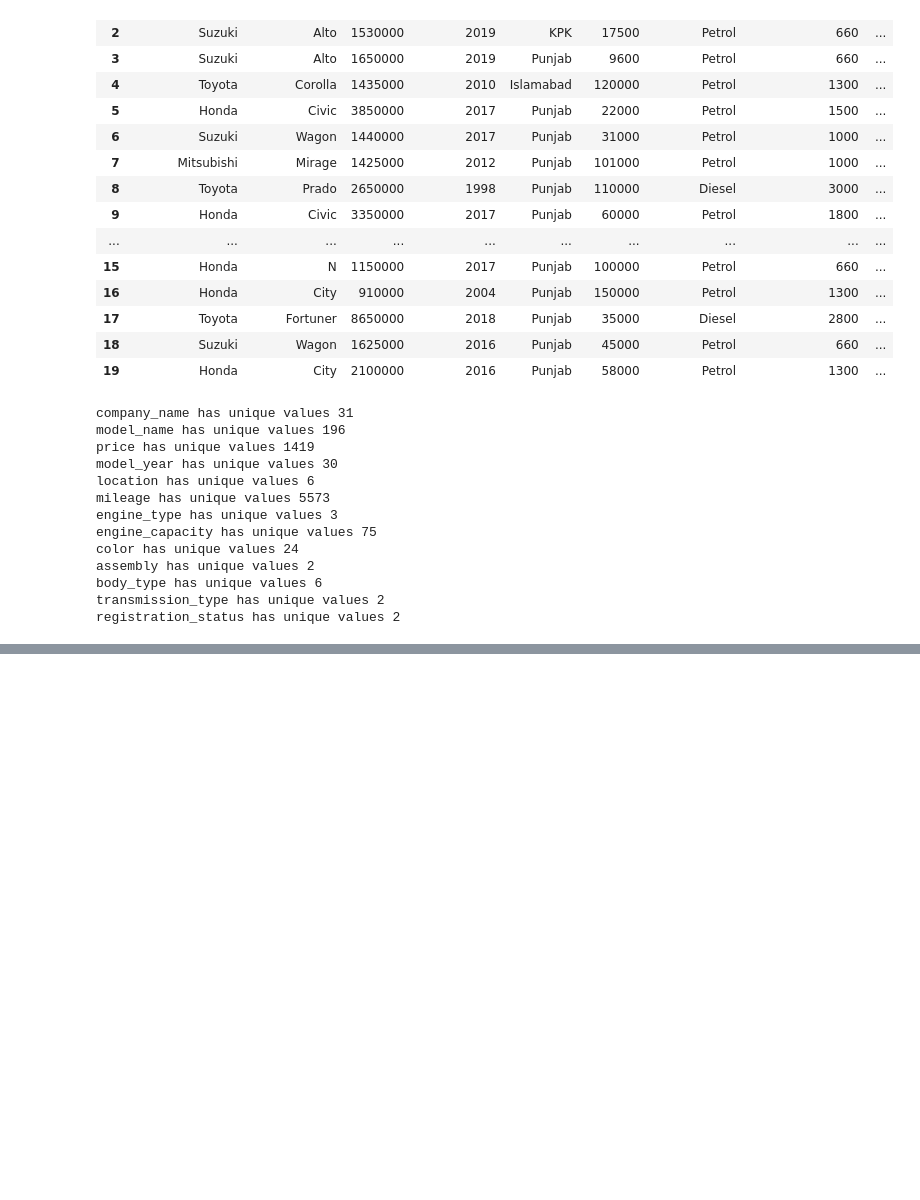
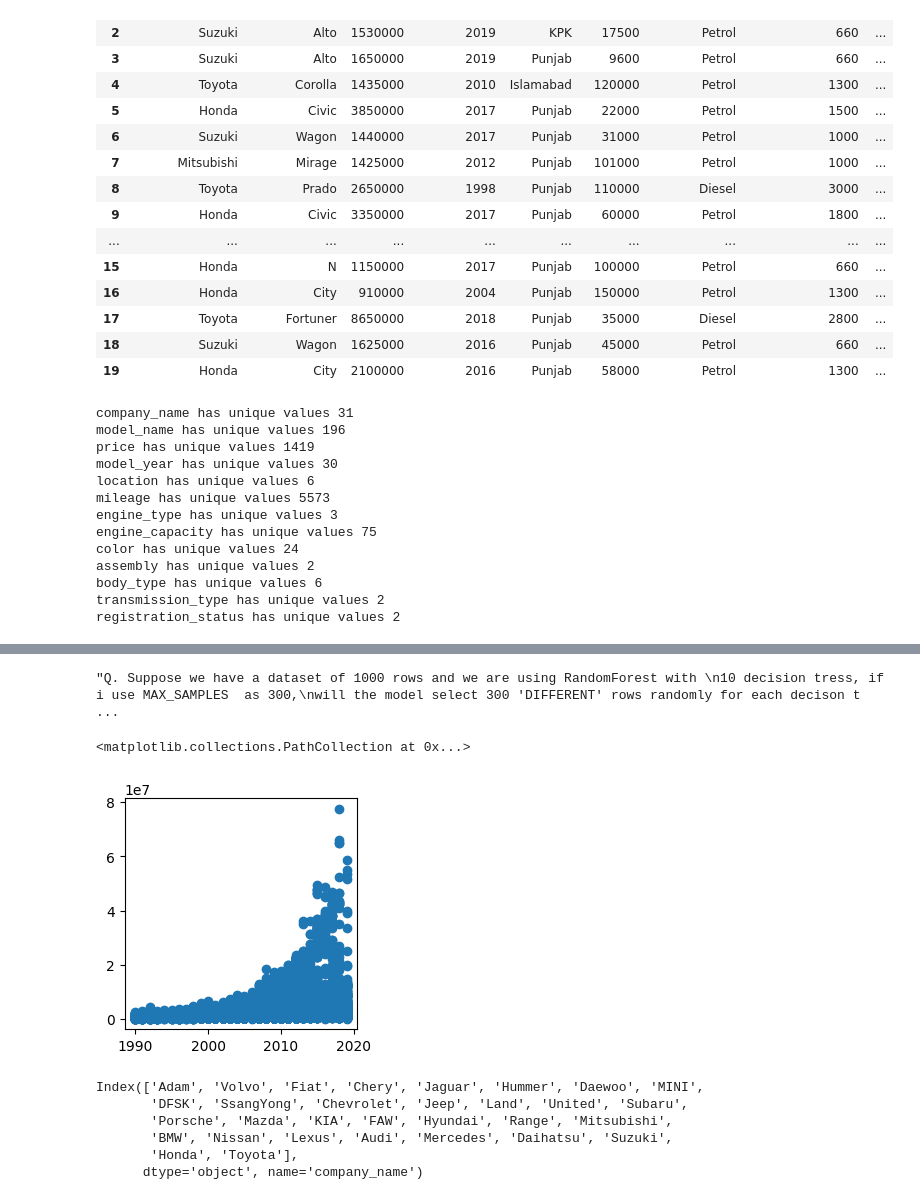
Before and after one commit to faisallshaikh/Car_price_prediction, a Jupyter notebook: EDA.ipynb, the cells around one changed output, grey strips where cells are left out. Cells and saved outputs as stored; diff of their text form; code cells hidden in the pictures; blank space fills up the shorter version.

```diff
--- a/EDA.ipynb
+++ b/EDA.ipynb
@@ -90,0 +91,3 @@ df.head()
+# %%
+df.drop("Unnamed: 0",axis=1,inplace=True)
+df.head()
@@ -90,0 +101,8 @@ df.head()
+# %%
+coll = []
+for i in df.columns:
+    col = i.lower().replace(" ", "_")
+    coll.append(col)
+
+df.columns = coll
+df.columns
@@ -377,0 +396,14 @@ dtype: object
+# %%
+"""Q. Suppose we have a dataset of 1000 rows and we are using RandomForest with
+10 decision tress, if i use MAX_SAMPLES  as 300,
+will the model select 300 'DIFFERENT' rows randomly for each decison tree
+or the same 300 rows will be passed to 10 decision tress """
+# %% [output]
+"Q. Suppose we have a dataset of 1000 rows and we are using RandomForest with \n10 decision tress, if i use MAX_SAMPLES  as 300,\nwill the model select 300 'DIFFERENT' rows randomly for each decison t ...
+# %%
+# df.groupby(["model_year"])["price"].sum()
+fig , ax = plt.subplots(figsize=(3,3))
+plt.scatter(df["model_year"], df["price"])
+# %% [output]
+<matplotlib.collections.PathCollection at 0x...>
+[figure, added]
@@ -377,0 +412,9 @@ dtype: object
+# %%
+company_sales.index
+# %% [output]
+Index(['Adam', 'Volvo', 'Fiat', 'Chery', 'Jaguar', 'Hummer', 'Daewoo', 'MINI',
+       'DFSK', 'SsangYong', 'Chevrolet', 'Jeep', 'Land', 'United', 'Subaru',
+       'Porsche', 'Mazda', 'KIA', 'FAW', 'Hyundai', 'Range', 'Mitsubishi',
+       'BMW', 'Nissan', 'Lexus', 'Audi', 'Mercedes', 'Daihatsu', 'Suzuki',
+       'Honda', 'Toyota'],
+      dtype='object', name='company_name')
```
Also changed, not shown: parts of 76 cells of this notebook.
